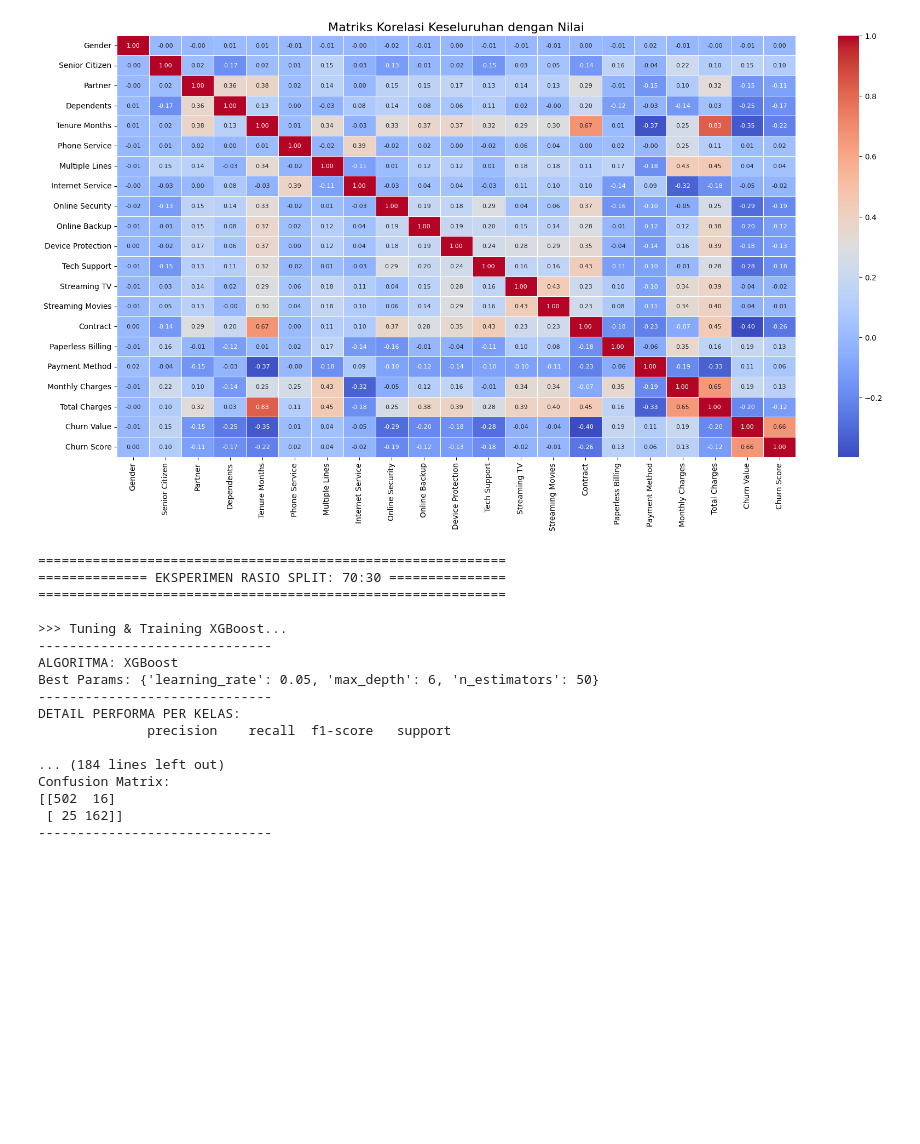
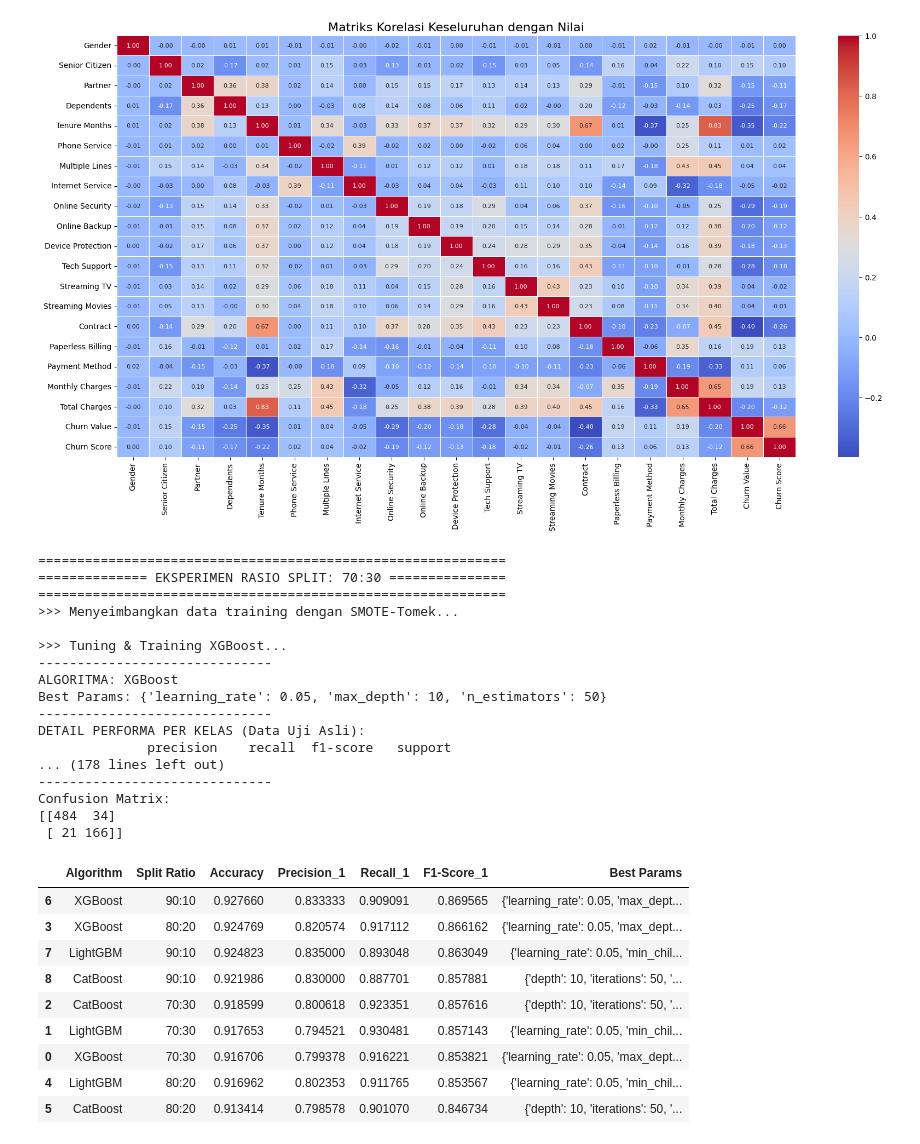
Before and after one commit to IqraJr/Telco_customer_churn, a Jupyter notebook: tugaskecil.ipynb, the cells around one changed output. Saved outputs shown, nothing was run; the diff lists cells and outputs as text; code cells hidden in the pictures; blank space fills up the shorter version.

```diff
--- a/tugaskecil.ipynb
+++ b/tugaskecil.ipynb
@@ -129,73 +128,97 @@ results = []
 # %%
-from sklearn.metrics import accuracy_score, classification_report, confusion_matrix
+results = []
 
 for split in split_variations:
     print(f"\n" + "="*60)
     print(f" EKSPERIMEN RASIO SPLIT: {int(split['train']*100)}:{int(split['test']*100)} ".center(60, "="))
     print("="*60)
 
-    X_train_raw, X_test_raw, y_train, y_test = train_test_split(
+    # 1. SPLIT DATA
+    X_train_raw, X_test_raw, y_train_raw, y_test = train_test_split(
         X, y, test_size=split['test'], random_state=42, stratify=y
     )
 
+    # 2. SCALING (Standardisasi)
     scaler = StandardScaler()
-    X_train = pd.DataFrame(scaler.fit_transform(X_train_raw), columns=X.columns)
-    X_test = pd.DataFrame(scaler.transform(X_test_raw), columns=X.columns)
+    X_train_scaled = scaler.fit_transform(X_train_raw)
+    X_test_scaled = scaler.transform(X_test_raw)
+
+    # 3. SMOTE-TOMEK (Menyeimbangkan Data Training)
+    print(">>> Menyeimbangkan data training dengan SMOTE-Tomek...")
+    smt = SMOTETomek(random_state=42)
+    X_train_res, y_train_res = smt.fit_resample(X_train_scaled, y_train_raw)
+
+    # Convert kembali ke DataFrame agar nama kolom tetap terjaga
+    X_train_final = pd.DataFrame(X_train_res, columns=X.columns)
+    X_test_final = pd.DataFrame(X_test_scaled, columns=X.columns)
 
     for m in models_to_run:
         print(f"\n>>> Tuning & Training {m['name']}...")
 
-        # Gunakan scoring 'f1' agar pencarian parameter terbaik lebih fokus pada keseimbangan precision-recall
+        # 4. GRID SEARCH (Mencari parameter terbaik pada data yang sudah SEIMBANG)
         grid = GridSearchCV(m['model'], m['params'], cv=3, scoring='f1', n_jobs=-1)
-        grid.fit(X_train, y_train)
+        grid.fit(X_train_final, y_train_res)
 
         best_model = grid.best_estimator_
-        y_pred = best_model.predict(X_test)
+        y_pred = best_model.predict(X_test_final)
 
-        # 1. Ambil Laporan Klasifikasi sebagai Dictionary agar bisa diakses datanya
+        # 5. EVALUASI
         report = classification_report(y_test, y_pred, output_dict=True)
         acc = accuracy_score(y_test, y_pred)
         cm = confusion_matrix(y_test, y_pred)
 
-        # 2. Tampilkan Hasil Lengkap (0 dan 1) ke Konsol
+        # Tampilkan Detail di Konsol
         print("-" * 30)
         print(f"ALGORITMA: {m['name']}")
         print(f"Best Params: {grid.best_params_}")
         print("-" * 30)
-        print("DETAIL PERFORMA PER KELAS:")
-        print(classification_report(y_test, y_pred)) # Menampilkan tabel 0 dan 1
+        print("DETAIL PERFORMA PER KELAS (Data Uji Asli):")
+        print(classification_report(y_test, y_pred))
         print("-" * 30)
         print(f"Confusion Matrix:\n{cm}")
-        print("-" * 30)
 
-        # 3. Simpan hasil (mengambil data kelas 1 untuk ringkasan tabel)
+        # 6. SIMPAN HASIL
         results.append({
             'Algorithm': m['name'],
             'Split Ratio': f"{int(split['train']*100)}:{int(split['test']*100)}",
             'Accuracy': acc,
             'Precision_1': report['1']['precision'],
             'Recall_1': report['1']['recall'],
             'F1-Score_1': report['1']['f1-score'],
             'Best Params': grid.best_params_
         })
+
+# Tampilkan ringkasan hasil dalam DataFrame
+df_results = pd.DataFrame(results)
+display(df_results.sort_values(by='F1-Score_1', ascending=False))
 # %% [output]
 ============================================================
 ============== EKSPERIMEN RASIO SPLIT: 70:30 ===============
 ============================================================
+>>> Menyeimbangkan data training dengan SMOTE-Tomek...
 
 >>> Tuning & Training XGBoost...
 ------------------------------
 ALGORITMA: XGBoost
-Best Params: {'learning_rate': 0.05, 'max_depth': 6, 'n_estimators': 50}
+Best Params: {'learning_rate': 0.05, 'max_depth': 10, 'n_estimators': 50}
 ------------------------------
-DETAIL PERFORMA PER KELAS:
+DETAIL PERFORMA PER KELAS (Data Uji Asli):
               precision    recall  f1-score   support
-
-... (184 lines left out)
+... (178 lines left out)
+------------------------------
 Confusion Matrix:
-[[502  16]
- [ 25 162]]
-------------------------------
+[[484  34]
+ [ 21 166]]
+|  | Algorithm | Split Ratio | Accuracy | Precision_1 | Recall_1 | F1-Score_1 | Best Params |
+| 6 | XGBoost | 90:10 | 0.927660 | 0.833333 | 0.909091 | 0.869565 | {'learning_rate': 0.05, 'max_dept... |
+| 3 | XGBoost | 80:20 | 0.924769 | 0.820574 | 0.917112 | 0.866162 | {'learning_rate': 0.05, 'max_dept... |
+| 7 | LightGBM | 90:10 | 0.924823 | 0.835000 | 0.893048 | 0.863049 | {'learning_rate': 0.05, 'min_chil... |
+| 8 | CatBoost | 90:10 | 0.921986 | 0.830000 | 0.887701 | 0.857881 | {'depth': 10, 'iterations': 50, '... |
+| 2 | CatBoost | 70:30 | 0.918599 | 0.800618 | 0.923351 | 0.857616 | {'depth': 10, 'iterations': 50, '... |
+| 1 | LightGBM | 70:30 | 0.917653 | 0.794521 | 0.930481 | 0.857143 | {'learning_rate': 0.05, 'min_chil... |
+| 0 | XGBoost | 70:30 | 0.916706 | 0.799378 | 0.916221 | 0.853821 | {'learning_rate': 0.05, 'max_dept... |
+| 4 | LightGBM | 80:20 | 0.916962 | 0.802353 | 0.911765 | 0.853567 | {'learning_rate': 0.05, 'min_chil... |
+| 5 | CatBoost | 80:20 | 0.913414 | 0.798578 | 0.901070 | 0.846734 | {'depth': 10, 'iterations': 50, '... |
 # %%
 df_results = pd.DataFrame(results)
 
```
Also changed, not shown: parts of 6 cells of this notebook, 5 other files.
